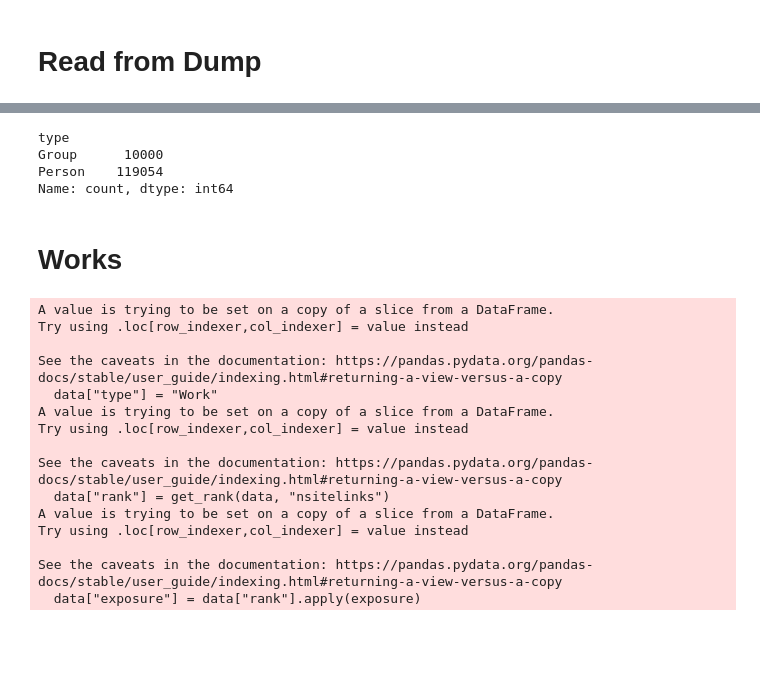
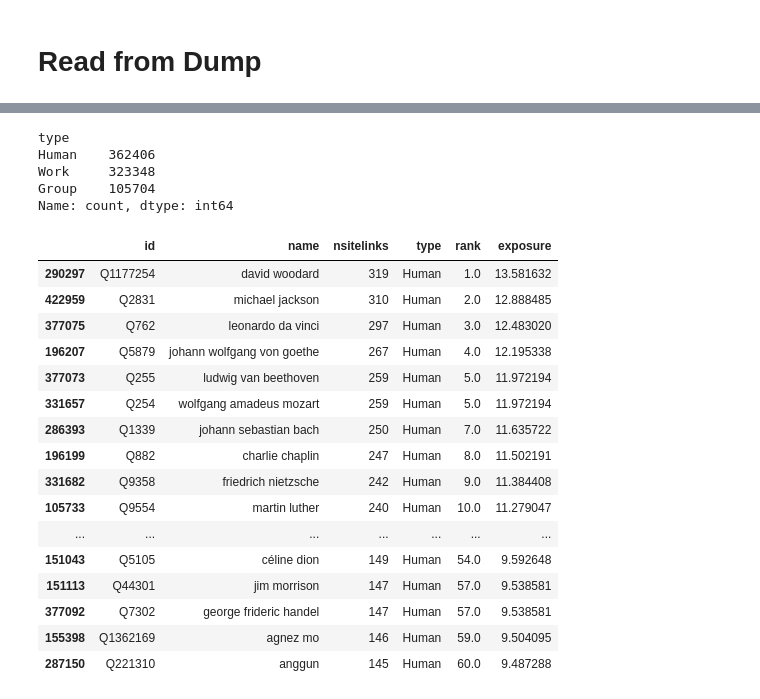
Before and after one commit to progsi/YTUnCoverLLM, a Jupyter notebook: notebooks/wikidata.ipynb, the cells around one changed output, grey strips where cells are left out. Cells and saved outputs as stored; diff of their text form; code cells hidden in the pictures; blank space fills up the shorter version.

```diff
--- a/notebooks/wikidata.ipynb
+++ b/notebooks/wikidata.ipynb
@@ -85,7 +73,8 @@ ValueError: Expected object or value
 # %%
-data_wikidata[["type"]].groupby("type").value_counts()
+data_wikidata.type.value_counts()
 # %% [output]
 type
-Group      10000
-Person    119054
+Human    362406
+Work     323348
+Group    105704
 Name: count, dtype: int64
@@ -94,2 +80,0 @@ data = pd.merge(data, data_wikidata, how="left", left_on="performer_single", rig
-# %% [markdown]
-# Works
@@ -100,19 +81,20 @@ data_works = pd.read_json("../data/wikidata/works.jsonl").dropna(subset="labels"
-# %%
-
-data = preprocess_dump(data_works)
-# %% [output]
-A value is trying to be set on a copy of a slice from a DataFrame.
-Try using .loc[row_indexer,col_indexer] = value instead
-
-See the caveats in the documentation: https://pandas.pydata.org/pandas-docs/stable/user_guide/indexing.html#returning-a-view-versus-a-copy
-  data["type"] = "Work"
-A value is trying to be set on a copy of a slice from a DataFrame.
-Try using .loc[row_indexer,col_indexer] = value instead
-
-See the caveats in the documentation: https://pandas.pydata.org/pandas-docs/stable/user_guide/indexing.html#returning-a-view-versus-a-copy
-  data["rank"] = get_rank(data, "nsitelinks")
-A value is trying to be set on a copy of a slice from a DataFrame.
-Try using .loc[row_indexer,col_indexer] = value instead
-
-See the caveats in the documentation: https://pandas.pydata.org/pandas-docs/stable/user_guide/indexing.html#returning-a-view-versus-a-copy
-  data["exposure"] = data["rank"].apply(exposure)
+# %%
+data_wikidata.sort_values(by="nsitelinks", ascending=False).head(60)
+# %% [output]
+|  | id | name | nsitelinks | type | rank | exposure |
+| 290297 | Q1177254 | david woodard | 319 | Human | 1.0 | 13.581632 |
+| 422959 | Q2831 | michael jackson | 310 | Human | 2.0 | 12.888485 |
+| 377075 | Q762 | leonardo da vinci | 297 | Human | 3.0 | 12.483020 |
+| 196207 | Q5879 | johann wolfgang von goethe | 267 | Human | 4.0 | 12.195338 |
+| 377073 | Q255 | ludwig van beethoven | 259 | Human | 5.0 | 11.972194 |
+| 331657 | Q254 | wolfgang amadeus mozart | 259 | Human | 5.0 | 11.972194 |
+| 286393 | Q1339 | johann sebastian bach | 250 | Human | 7.0 | 11.635722 |
+| 196199 | Q882 | charlie chaplin | 247 | Human | 8.0 | 11.502191 |
+| 331682 | Q9358 | friedrich nietzsche | 242 | Human | 9.0 | 11.384408 |
+| 105733 | Q9554 | martin luther | 240 | Human | 10.0 | 11.279047 |
+| ... | ... | ... | ... | ... | ... | ... |
+| 151043 | Q5105 | céline dion | 149 | Human | 54.0 | 9.592648 |
+| 151113 | Q44301 | jim morrison | 147 | Human | 57.0 | 9.538581 |
+| 377092 | Q7302 | george frideric handel | 147 | Human | 57.0 | 9.538581 |
+| 155398 | Q1362169 | agnez mo | 146 | Human | 59.0 | 9.504095 |
+| 287150 | Q221310 | anggun | 145 | Human | 60.0 | 9.487288 |
```
Also changed, not shown: parts of 18 cells of this notebook, 1 other file.
